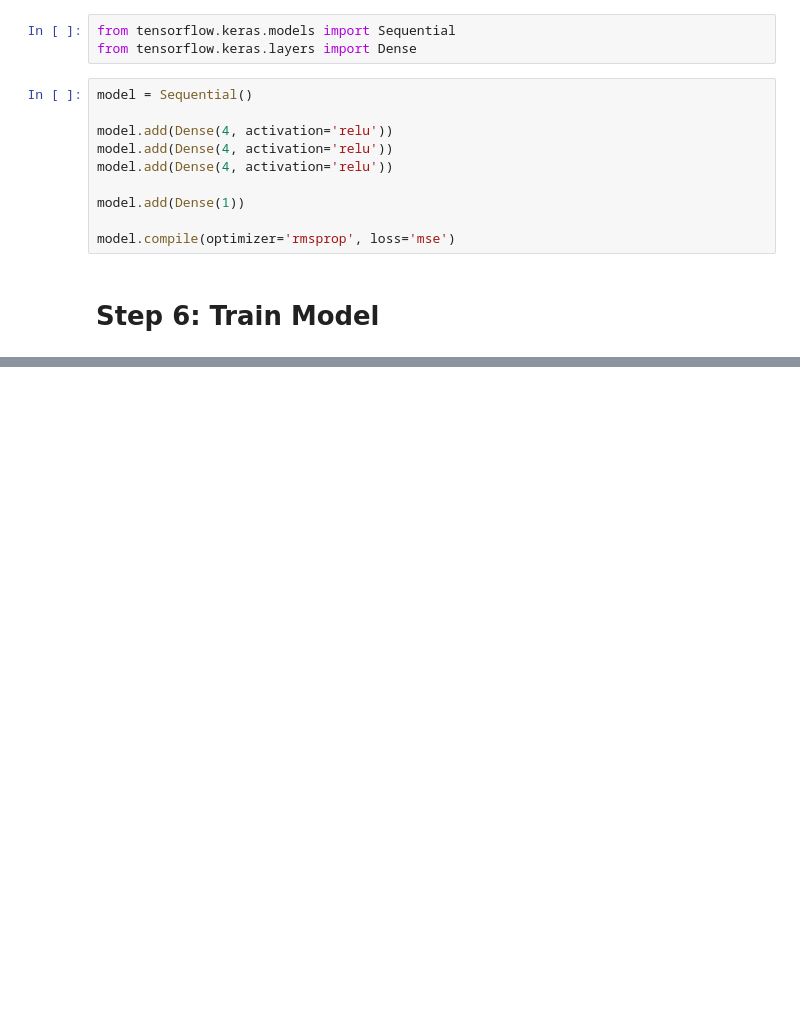
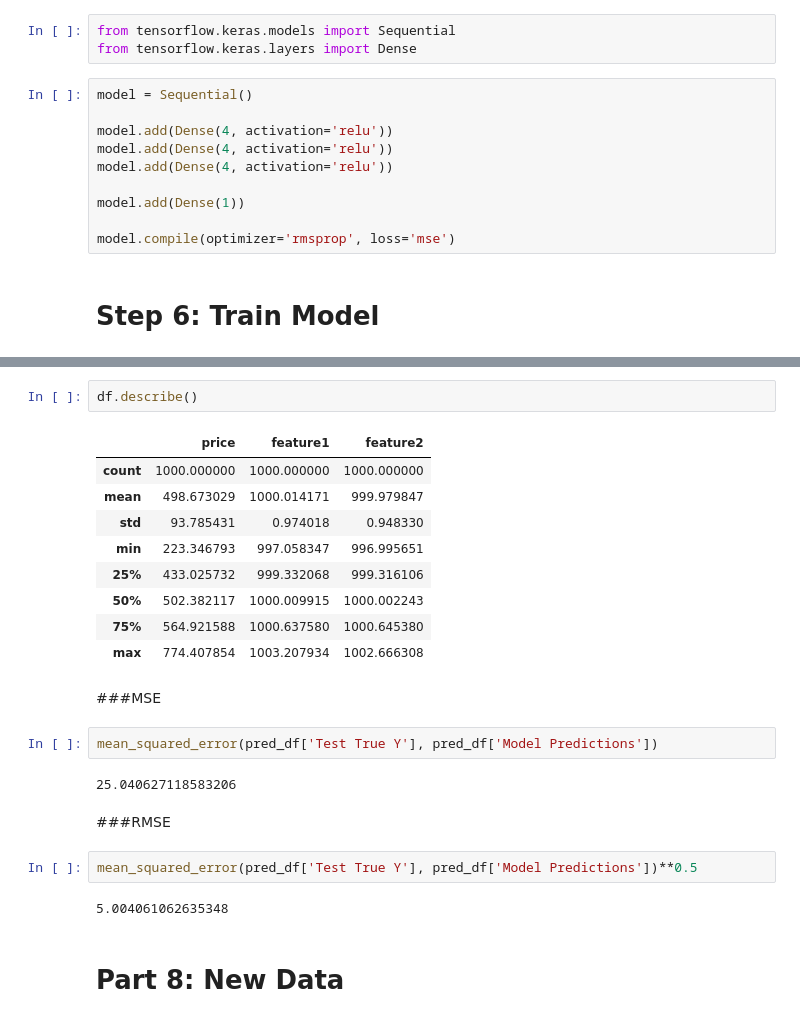
Before and after one commit to morphingdesign/tfExplore, a Jupyter notebook: TF_Process.ipynb, the cells around one changed output, grey strips where cells are left out. Saved outputs shown, nothing was run; the diff lists cells and outputs as text; blank space fills up the shorter version.

```diff
--- a/TF_Process.ipynb
+++ b/TF_Process.ipynb
@@ -142,0 +209,26 @@ loss_df.plot()
+# %%
+df.describe()
+# %% [output]
+|  | price | feature1 | feature2 |
+| count | 1000.000000 | 1000.000000 | 1000.000000 |
+| mean | 498.673029 | 1000.014171 | 999.979847 |
+| std | 93.785431 | 0.974018 | 0.948330 |
+| min | 223.346793 | 997.058347 | 996.995651 |
+| 25% | 433.025732 | 999.332068 | 999.316106 |
+| 50% | 502.382117 | 1000.009915 | 1000.002243 |
+| 75% | 564.921588 | 1000.637580 | 1000.645380 |
+| max | 774.407854 | 1003.207934 | 1002.666308 |
+# %% [markdown]
+###MSE
+# %%
+mean_squared_error(pred_df['Test True Y'], pred_df['Model Predictions'])
+# %% [output]
+25.040627118583206
+# %% [markdown]
+###RMSE
+# %%
+mean_squared_error(pred_df['Test True Y'], pred_df['Model Predictions'])**0.5
+# %% [output]
+5.004061062635348
+# %% [markdown]
+# Part 8: New Data
```
Also changed, not shown: parts of 23 cells of this notebook.
